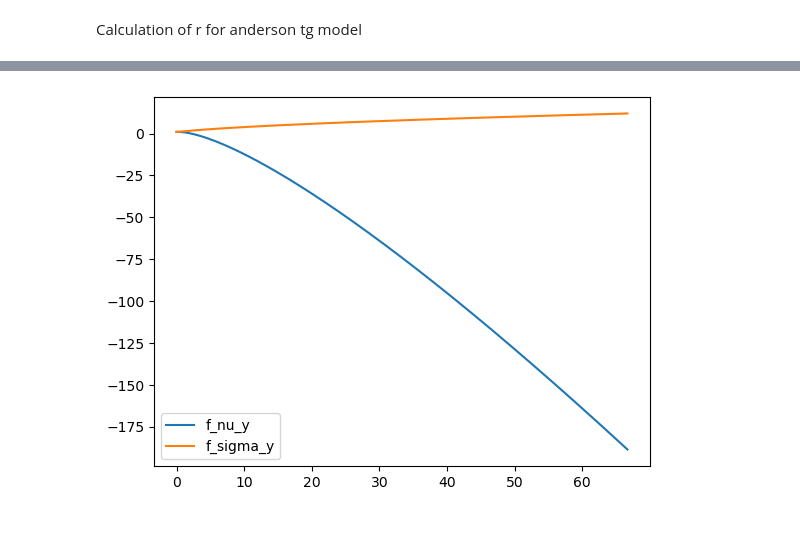
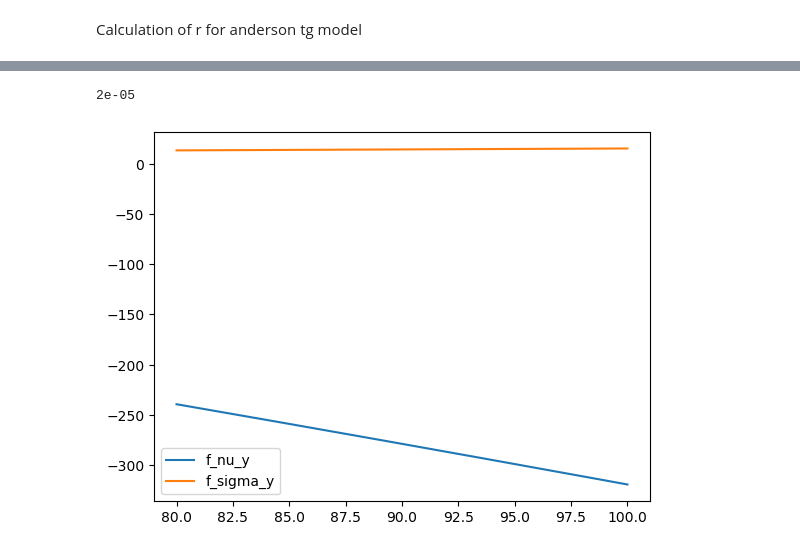
Before and after one commit to ArtemySazonov/Stochastic-Volatility-Models, a Jupyter notebook: Code/Debug Notebook.ipynb, the cells around one changed output, grey strips where cells are left out. Cells and saved outputs as stored; diff of their text form; code cells hidden in the pictures.

```diff
--- a/Code/Debug Notebook.ipynb
+++ b/Code/Debug Notebook.ipynb
@@ -297,11 +299,11 @@ np.save("r_y {0} {1} {2}.npy".format(i*h*dt, (i+1)*h*dt, r_x.shape[0]), r_y)
 r_x_all = np.empty(0)
 r_y_all = np.empty(0)
 
-for j in range(0, 4):
+for j in range(0, 6):
     i = j
-    r_x = np.load("r_x {0} {1} {2}.npy".format(i*h*dt, (i+1)*h*dt, r_x.shape[0]))
+    r_x = np.load("r_x {0} {1} {2}.npy".format(i*h*dt, (i+1)*h*dt, h))
     print(r_x[0], r_x[-1])
-    r_y = np.load("r_y {0} {1} {2}.npy".format(i*h*dt, (i+1)*h*dt, r_x.shape[0]))
+    r_y = np.load("r_y {0} {1} {2}.npy".format(i*h*dt, (i+1)*h*dt, h))
 
     r_x_all = np.concatenate((r_x_all, r_x))
     r_y_all = np.concatenate((r_y_all, r_y))
@@ -314 +329,5 @@ for j in range(0, 4):
+# %%
+dt
+# %% [output]
+2e-05
 # %%
@@ -321,10 +340,10 @@ f_nu_y = r_y_all/(norm.pdf(r_y_all) + r_y_all*norm.cdf(r_y_all))
 f_sigma_y = 1/((norm.pdf(r_y_all) + r_y_all*norm.cdf(r_y_all))*np.sqrt(r_x_all))
 # %%
 #plot f_nu_y and f_sigma_y
-plt.plot(r_x_all, f_nu_y, label = "f_nu_y")
-plt.plot(r_x_all, f_sigma_y, label = "f_sigma_y")
+plt.plot(r_x_all[-1000000:], f_nu_y[-1000000:], label = "f_nu_y")
+plt.plot(r_x_all[-1000000:], f_sigma_y[-1000000:], label = "f_sigma_y")
 plt.legend()
 plt.show()
 # %% [output]
-[figure, old version]
+[figure, new version]
 # %%
```
Also changed, not shown: parts of 16 cells of this notebook, 4 other files.
